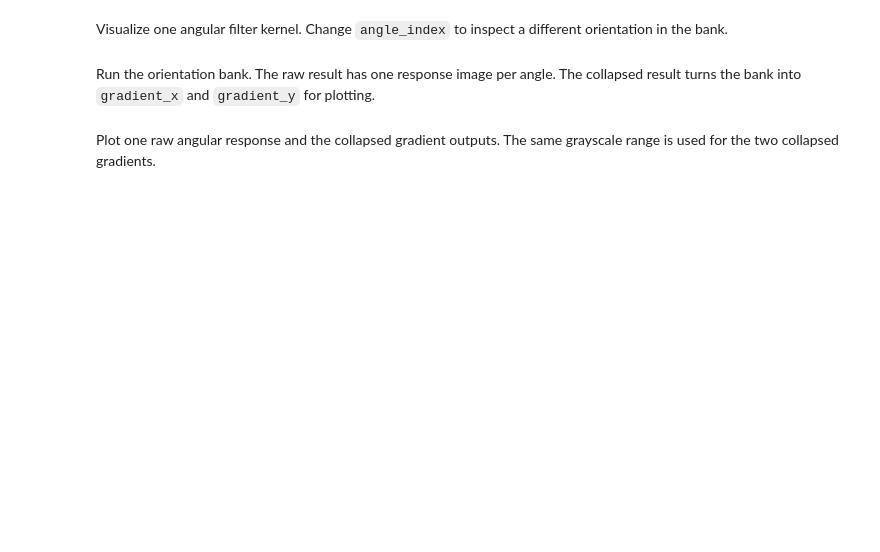
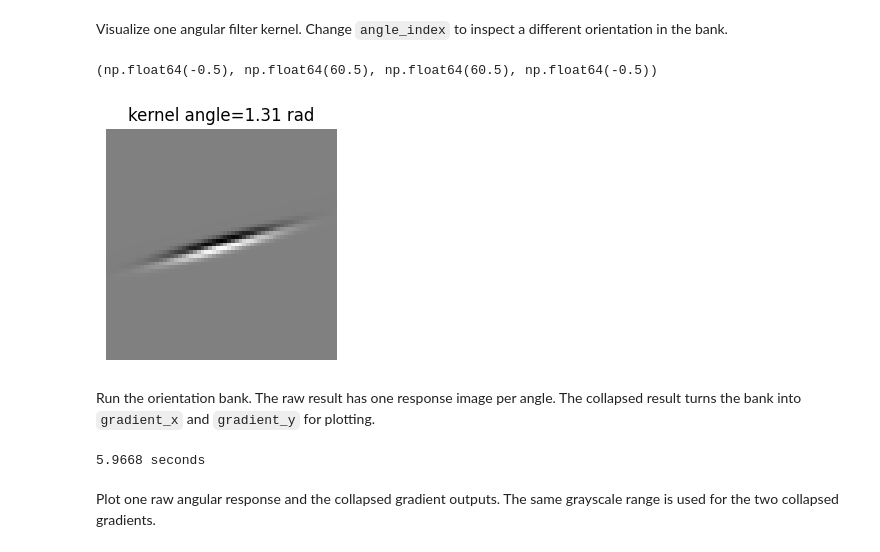
Before and after one commit to j-vaught/AGFB, a Jupyter notebook: agfb-filters/notebooks/filters/anisotropic_gaussian_orientation_bank.ipynb, the cells around one changed output. Saved outputs shown, nothing was run; the diff lists cells and outputs as text; code cells hidden in the pictures; blank space fills up the shorter version.

```diff
--- a/agfb-filters/notebooks/filters/anisotropic_gaussian_orientation_bank.ipynb
+++ b/agfb-filters/notebooks/filters/anisotropic_gaussian_orientation_bank.ipynb
@@ -22,9 +26,9 @@ from agfb_filters import (
 # %% [markdown]
 Choose the filter settings here. The `definition` describes the filter, and the `path` chooses the matching execution path.
 # %%
-angle_count = 4
+angle_count = 12
 sigma_parallel = 1.0
-sigma_perpendicular = 2.0
+sigma_perpendicular = 10.0
 definition = get_filter_definition(
     "anisotropic_gaussian_orientation_bank",
     angle_count=angle_count,
@@ -53,16 +60,19 @@ plt.axis("off")
 # %% [markdown]
 Visualize one angular filter kernel. Change `angle_index` to inspect a different orientation in the bank.
 # %%
-angle_index = 0
+angle_index = 5
 implementation = definition.require_implementation()
 kernel = implementation.orientation_kernels[angle_index]
 angle = float(implementation.angles[angle_index])
 weight_limit = float(kernel.abs().max())
 
 plt.figure(figsize=(4, 3))
 plt.imshow(kernel, cmap="gray", vmin=-weight_limit, vmax=weight_limit)
 plt.title(f"kernel angle={angle:.2f} rad")
 plt.axis("off")
+# %% [output]
+(np.float64(-0.5), np.float64(60.5), np.float64(60.5), np.float64(-0.5))
+[figure, added]
 # %% [markdown]
 Run the orientation bank. The raw result has one response image per angle. The collapsed result turns the bank into `gradient_x` and `gradient_y` for plotting.
 # %%
@@ -80,6 +90,8 @@ collapsed = collapse_orientation_bank(
 elapsed = time.perf_counter() - start
 
 print(f"{elapsed:.4f} seconds")
+# %% [output]
+5.9668 seconds
 # %% [markdown]
 Plot one raw angular response and the collapsed gradient outputs. The same grayscale range is used for the two collapsed gradients.
 # %%
```
Also changed, not shown: parts of 3 cells of this notebook, 18 other files.
